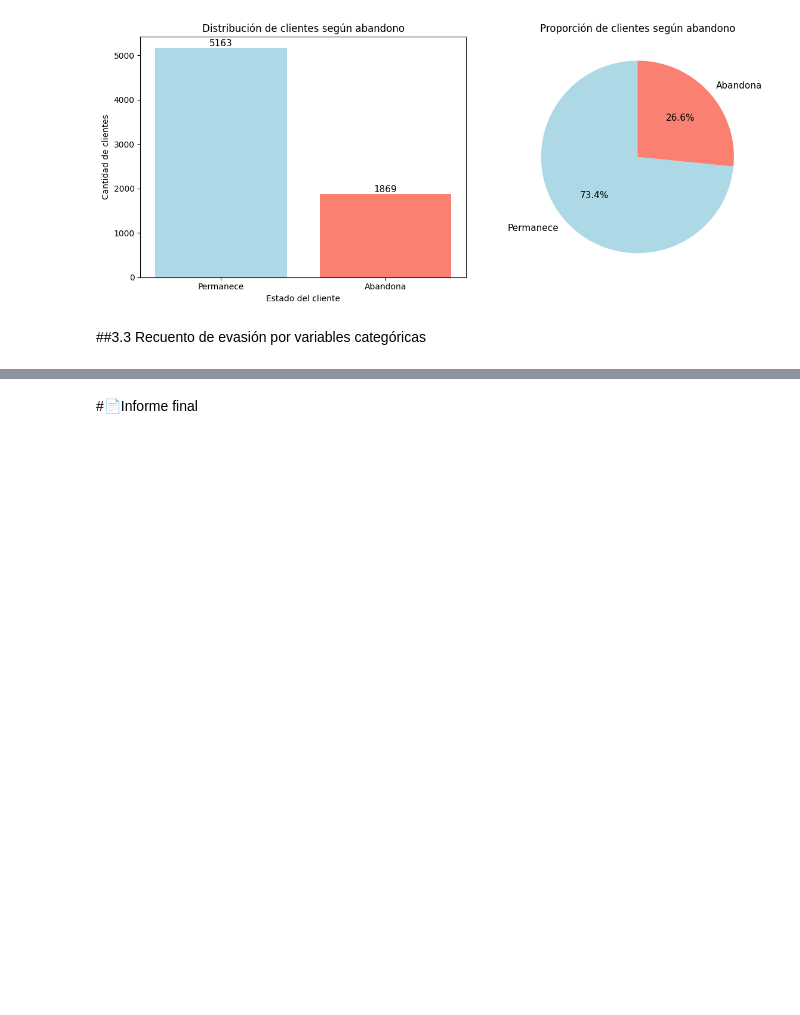
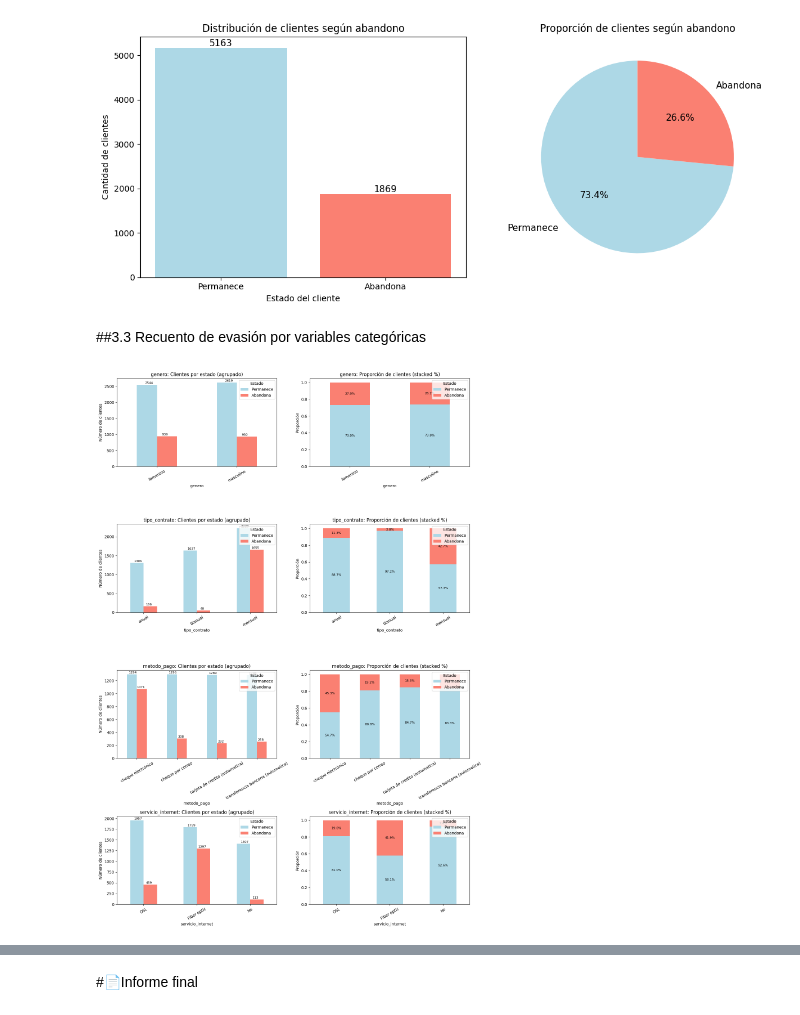
Before and after one commit to Tora0407/Challenge-TelecomX-Fase1, a Jupyter notebook: TelecomX_LATAM.ipynb, the cells around one changed output, grey strips where cells are left out. Saved outputs shown, nothing was run; the diff lists cells and outputs as text; code cells hidden in the pictures; blank space fills up the shorter version.

Commit message:
Creación de graficos apilados, boxplot e histogramas

```diff
--- a/TelecomX_LATAM.ipynb
+++ b/TelecomX_LATAM.ipynb
@@ -561,3 +563,54 @@ plt.show()
 [figure]
 # %% [markdown]
 ##3.3 Recuento de evasión por variables categóricas
+# %%
+# Variables categóricas más importantes
+categorical_vars = ["genero", "tipo_contrato", "metodo_pago", "servicio_internet"]
+
+# Configuración de la figura
+fig, axes = plt.subplots(len(categorical_vars), 2, figsize=(14, 5*len(categorical_vars)))
+
+for i, var in enumerate(categorical_vars):
+    # --- Datos absolutos (para barplot agrupado) ---
+    counts = df.groupby([var, "abandono"]).size().unstack(fill_value=0)
+    counts.columns = ["Permanece", "Abandona"]
+
+    # --- Datos proporcionales (para stacked % barplot) ---
+    props = counts.div(counts.sum(axis=1), axis=0)
+
+    # --- Gráfico agrupado ---
+    counts.plot(kind="bar", ax=axes[i,0], color=colors)
+    axes[i,0].set_title(f"{var}: Clientes por estado (agrupado)")
+    axes[i,0].set_xlabel(var)
+    axes[i,0].set_ylabel("Número de clientes")
+    axes[i,0].legend(title="Estado", loc="upper right")
+    axes[i,0].tick_params(axis='x', rotation=30)
+
+    # Etiquetas encima de las barras
+    for j, categoria in enumerate(counts.index):
+        for k, estado in enumerate(counts.columns):
+            value = counts.loc[categoria, estado]
+            axes[i,0].text(j + (k-0.5)*0.2, value + max(counts.values.flatten())*0.01,
+                           str(value), ha="center", fontsize=8)
+
+    # --- Gráfico stacked (% por categoría) ---
+    props.plot(kind="bar", stacked=True, ax=axes[i,1], color=colors)
+    axes[i,1].set_title(f"{var}: Proporción de clientes (stacked %)")
+    axes[i,1].set_xlabel(var)
+    axes[i,1].set_ylabel("Proporción")
+    axes[i,1].legend(title="Estado", loc="upper right")
+    axes[i,1].tick_params(axis='x', rotation=30)
+
+    # Etiquetas de porcentaje dentro de las barras
+    for j, categoria in enumerate(props.index):
+        bottom = 0
+        for k, estado in enumerate(props.columns):
+            value = props.loc[categoria, estado]
+            axes[i,1].text(j, bottom + value/2, f"{value*100:.1f}%",
+                           ha="center", va="center", fontsize=8)
+            bottom += value
+
+plt.tight_layout()
+plt.show()
+# %% [output]
+[figure, added]
```
Also changed, not shown: parts of 11 cells of this notebook.
